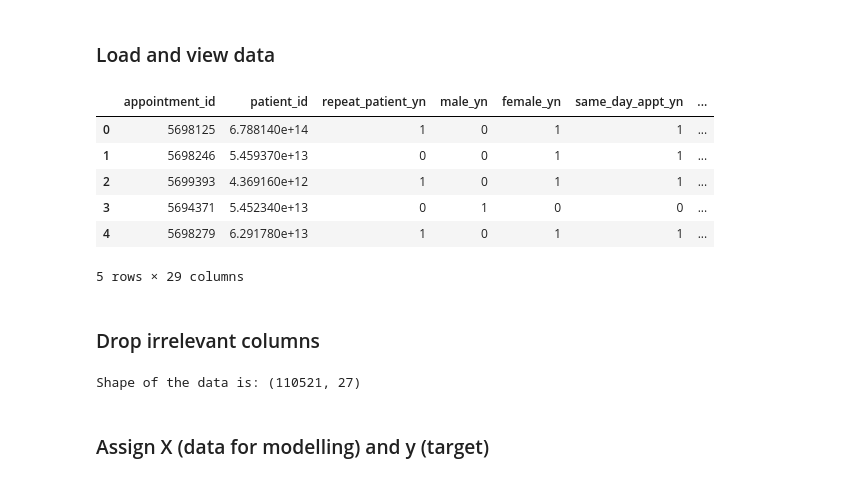
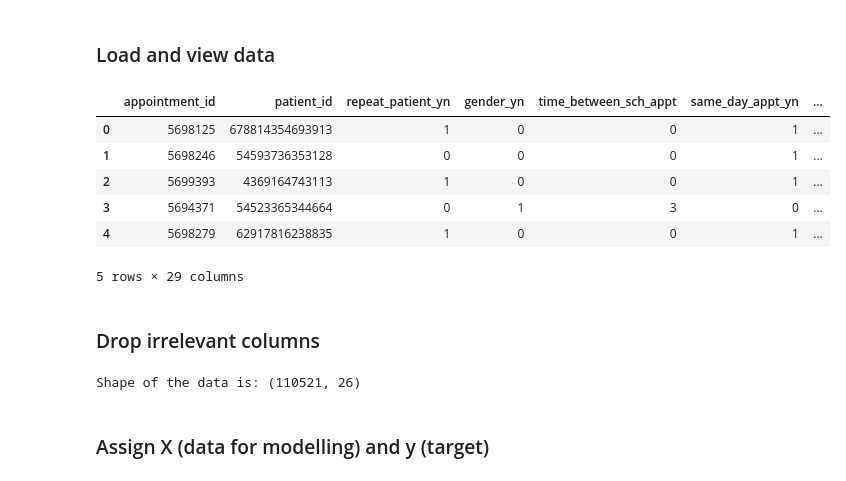
Before and after one commit to kasiewong/medical_no_shows, a Jupyter notebook: notebooks/logisticregressionmodel.ipynb, the cells around one changed output. Saved outputs shown, nothing was run; the diff lists cells and outputs as text; code cells hidden in the pictures.

```diff
--- a/notebooks/logisticregressionmodel.ipynb
+++ b/notebooks/logisticregressionmodel.ipynb
@@ -13,24 +15,24 @@ import os
 # %% [markdown]
 ### Load and view data
 # %%
-data = pd.read_csv('../data/cleanData/appointment_dataset2.csv')
+data = pd.read_csv('../data/cleanData/appointment_dataset.csv')
 data.head()
 # %% [output]
-|  | appointment_id | patient_id | repeat_patient_yn | male_yn | female_yn | same_day_appt_yn | ... |
-| 0 | 5698125 | 6.788140e+14 | 1 | 0 | 1 | 1 | ... |
-| 1 | 5698246 | 5.459370e+13 | 0 | 0 | 1 | 1 | ... |
-| 2 | 5699393 | 4.369160e+12 | 1 | 0 | 1 | 1 | ... |
-| 3 | 5694371 | 5.452340e+13 | 0 | 1 | 0 | 0 | ... |
-| 4 | 5698279 | 6.291780e+13 | 1 | 0 | 1 | 1 | ... |
+|  | appointment_id | patient_id | repeat_patient_yn | gender_yn | time_between_sch_appt | same_day_appt_yn | ... |
+| 0 | 5698125 | 678814354693913 | 1 | 0 | 0 | 1 | ... |
+| 1 | 5698246 | 54593736353128 | 0 | 0 | 0 | 1 | ... |
+| 2 | 5699393 | 4369164743113 | 1 | 0 | 0 | 1 | ... |
+| 3 | 5694371 | 54523365344664 | 0 | 1 | 3 | 0 | ... |
+| 4 | 5698279 | 62917816238835 | 1 | 0 | 0 | 1 | ... |
 5 rows × 29 columns
 # %% [markdown]
 ### Drop irrelevant columns
 # %%
-clean_data = data.drop(['appointment_id', 'patient_id'], axis=1)
+clean_data = data.drop(['appointment_id', 'patient_id','time_between_sch_appt'], axis=1)
 
 print(f"Shape of the data is: {clean_data.shape}")
 # %% [output]
-Shape of the data is: (110521, 27)
+Shape of the data is: (110521, 26)
 # %% [markdown]
 ### Assign X (data for modelling) and y (target)
 # %%
```
Also changed, not shown: parts of 21 cells of this notebook, 29 other files.
